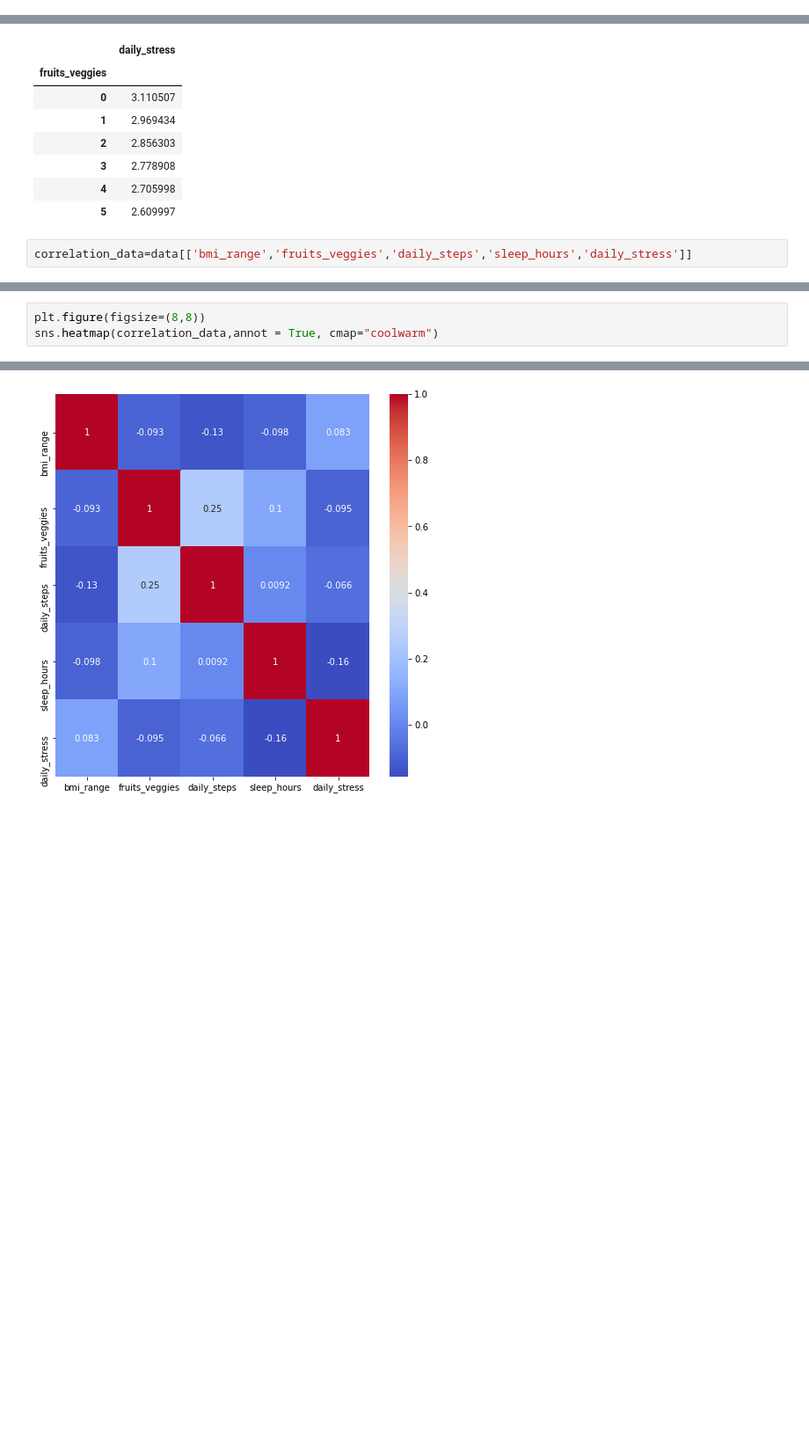
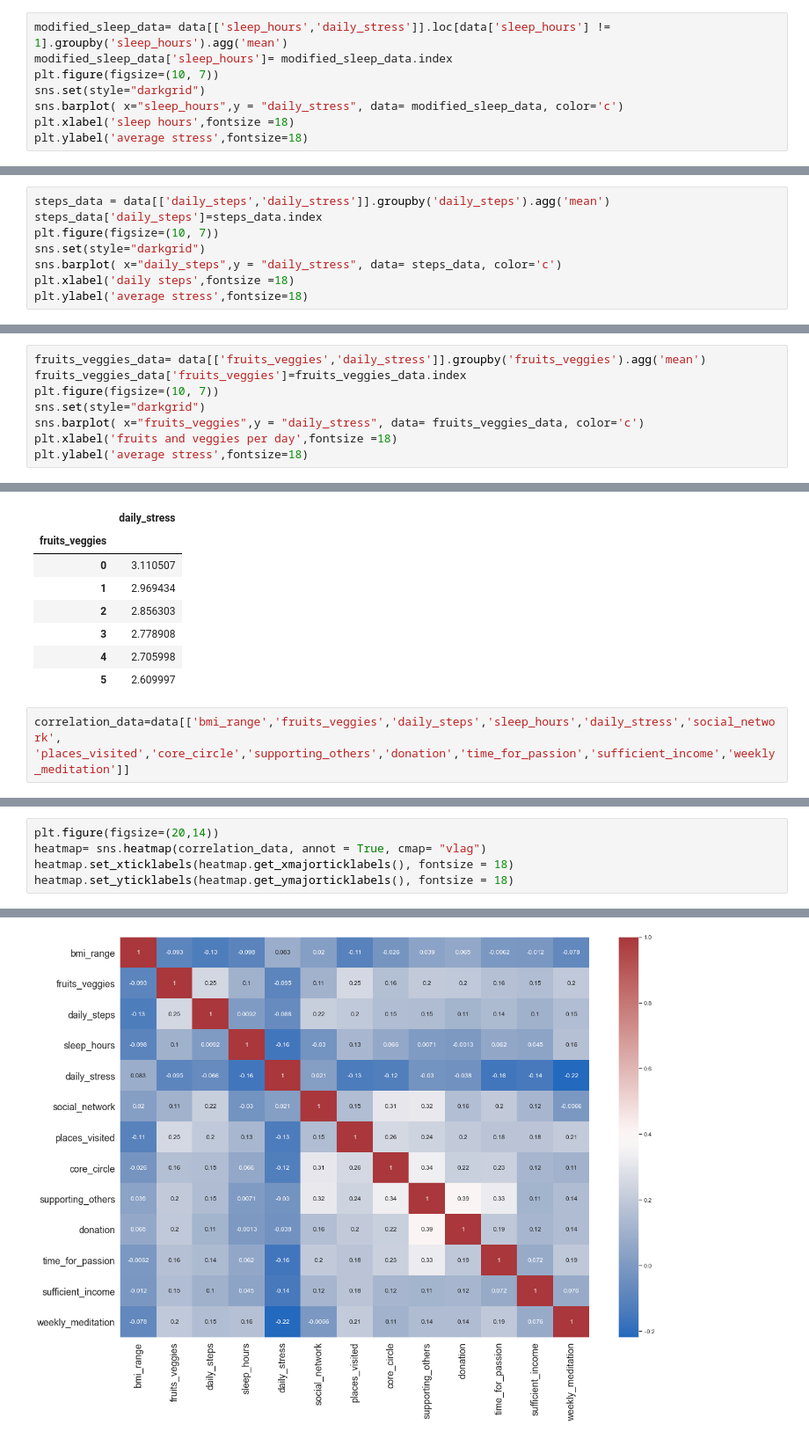
Before and after one commit to rupaliluthra/python_data_analysis, a Jupyter notebook: wellbeing_and_lifestyle_project.ipynb, the cells around one changed output, grey strips where cells are left out. Shown: that part at 88% size. Drawn from its saved outputs; the diff is of its cells as text; blank space fills up the shorter version.

```diff
--- a/wellbeing_and_lifestyle_project.ipynb
+++ b/wellbeing_and_lifestyle_project.ipynb
@@ -174,3 +155,11 @@ data[['sleep_hours','daily_stress']].groupby('sleep_hours').count()
 | 8 | 4324 |
 | 9 | 987 |
 | 10 | 333 |
+# %%
+modified_sleep_data= data[['sleep_hours','daily_stress']].loc[data['sleep_hours'] != 1].groupby('sleep_hours').agg('mean')
+modified_sleep_data['sleep_hours']= modified_sleep_data.index
+plt.figure(figsize=(10, 7))
+sns.set(style="darkgrid")
+sns.barplot( x="sleep_hours",y = "daily_stress", data= modified_sleep_data, color='c')
+plt.xlabel('sleep hours',fontsize =18)
+plt.ylabel('average stress',fontsize=18)
@@ -181,0 +184,8 @@ data[['sleep_hours','daily_stress']].loc[data['sleep_hours'] != 1].groupby('slee
+# %%
+steps_data = data[['daily_steps','daily_stress']].groupby('daily_steps').agg('mean')
+steps_data['daily_steps']=steps_data.index
+plt.figure(figsize=(10, 7))
+sns.set(style="darkgrid")
+sns.barplot( x="daily_steps",y = "daily_stress", data= steps_data, color='c')
+plt.xlabel('daily steps',fontsize =18)
+plt.ylabel('average stress',fontsize=18)
@@ -206,0 +210,8 @@ data[['fruits_veggies','daily_stress']].groupby('fruits_veggies').agg('mean').pl
+# %%
+fruits_veggies_data= data[['fruits_veggies','daily_stress']].groupby('fruits_veggies').agg('mean')
+fruits_veggies_data['fruits_veggies']=fruits_veggies_data.index
+plt.figure(figsize=(10, 7))
+sns.set(style="darkgrid")
+sns.barplot( x="fruits_veggies",y = "daily_stress", data= fruits_veggies_data, color='c')
+plt.xlabel('fruits and veggies per day',fontsize =18)
+plt.ylabel('average stress',fontsize=18)
@@ -216,7 +230,7 @@ data[['fruits_veggies','daily_stress']].groupby('fruits_veggies').agg('mean')#.p
 | 4 | 2.705998 |
 | 5 | 2.609997 |
 # %%
-correlation_data=data[['bmi_range','fruits_veggies','daily_steps','sleep_hours','daily_stress']]
+correlation_data=data[['bmi_range','fruits_veggies','daily_steps','sleep_hours','daily_stress','social_network', 'places_visited','core_circle','supporting_others','donation','time_for_passion','sufficient_income','weekly_meditation']]
 # %%
 correlation_data= correlation_data.corr(method='pearson')
 correlation_data
@@ -230,4 +269,6 @@ correlation_data
 # %%
-plt.figure(figsize=(8,8))
-sns.heatmap(correlation_data,annot = True, cmap="coolwarm")
+plt.figure(figsize=(20,14))
+heatmap= sns.heatmap(correlation_data, annot = True, cmap= "vlag")
+heatmap.set_xticklabels(heatmap.get_xmajorticklabels(), fontsize = 18)
+heatmap.set_yticklabels(heatmap.get_ymajorticklabels(), fontsize = 18)
 # %% [output]
@@ -235 +288 @@ sns.heatmap(correlation_data,annot = True, cmap="coolwarm")
-[figure, old version]
+[figure, new version]
```
Also changed, not shown: parts of 39 cells of this notebook.
